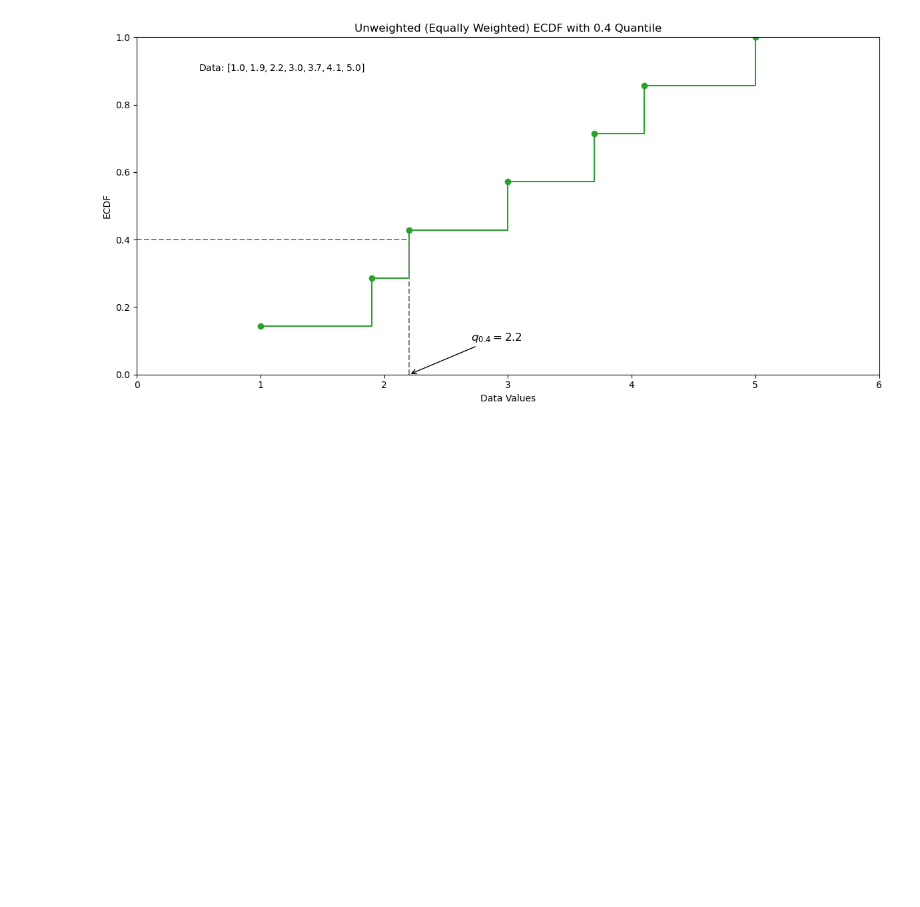
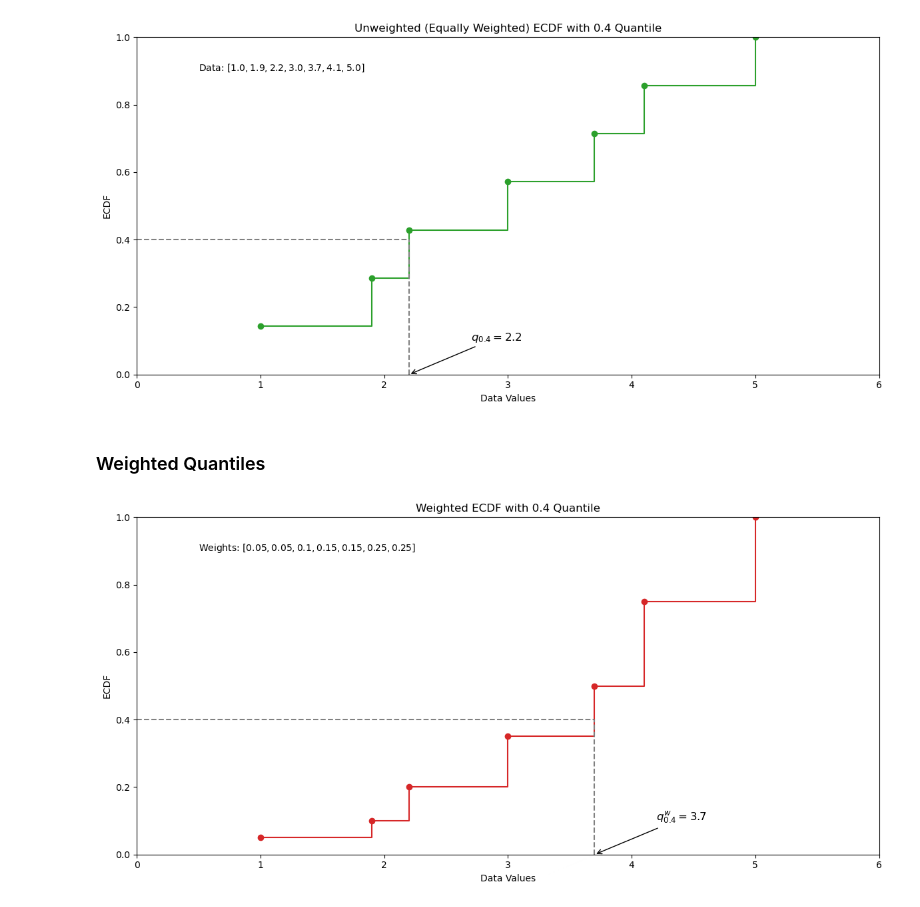
Before and after one commit to joakor89/Modern-Time-Series-Forecasting-with-Python, a Jupyter notebook: chap_17/08_QWQ.ipynb, the cells around one changed output. Cells and saved outputs as stored; diff of their text form; code cells hidden in the pictures; blank space fills up the shorter version.

Commit message:
Weighted Quantiles

```diff
--- a/chap_17/Untitled.ipynb
+++ b/chap_17/08_QWQ.ipynb
@@ -48,3 +48,38 @@ plt.tight_layout()
 plt.show()
 # %% [output]
 [figure]
+# %% [markdown]
+### Weighted Quantiles
+# %%
+weights = np.array([0.05, 0.05, 0.1 , 0.15, 0.15, 0.25, 0.25])
+# %%
+# Weighted CDF
+sorted_indices = np.argsort(data)
+sorted_weights = weights[sorted_indices]
+weighted_cdf = np.cumsum(sorted_weights)
+
+# Plotting Weighted ECDF with drop lines from the curve to the axes
+plt.figure(figsize=(12, 6))
+
+plt.step(sorted_data, weighted_cdf, where="post", label="Weighted ECDF", color='tab:red')
+plt.scatter(sorted_data, weighted_cdf, color='tab:red')
+plt.vlines(x=sorted_data[np.searchsorted(weighted_cdf, quantile)], ymin=0, ymax=quantile, color='gray', linestyle='--', linewidth=1.5)
+plt.hlines(y=quantile, xmin=0, xmax=sorted_data[np.searchsorted(weighted_cdf, quantile)], color='gray', linestyle='--', linewidth=1.5)
+annot_weighted = r'$q^w_{'+str(quantile)+'} = '+str(sorted_data[np.searchsorted(weighted_cdf, quantile)])+'$'
+plt.annotate(annot_weighted,
+             xy=(sorted_data[np.searchsorted(weighted_cdf, quantile)], 0),
+             xytext=(sorted_data[np.searchsorted(weighted_cdf, quantile)]+0.5, 0.1),
+             arrowprops=dict(facecolor='black', arrowstyle='->'),
+             fontsize=12)
+plt.text(0.5, 0.9, 'Weights: $['+",".join(weights.astype(str).tolist())+']$', fontsize = 10)
+plt.xlim(0, 6)
+plt.ylim(0, 1)
+plt.xlabel('Data Values')
+plt.ylabel('ECDF')
+plt.title(f'Weighted ECDF with {quantile} Quantile')
+plt.grid(False)
+
+plt.tight_layout()
+plt.show()
+# %% [output]
+[figure, added]
```
Also changed, not shown: parts of 1 cell of this notebook.
